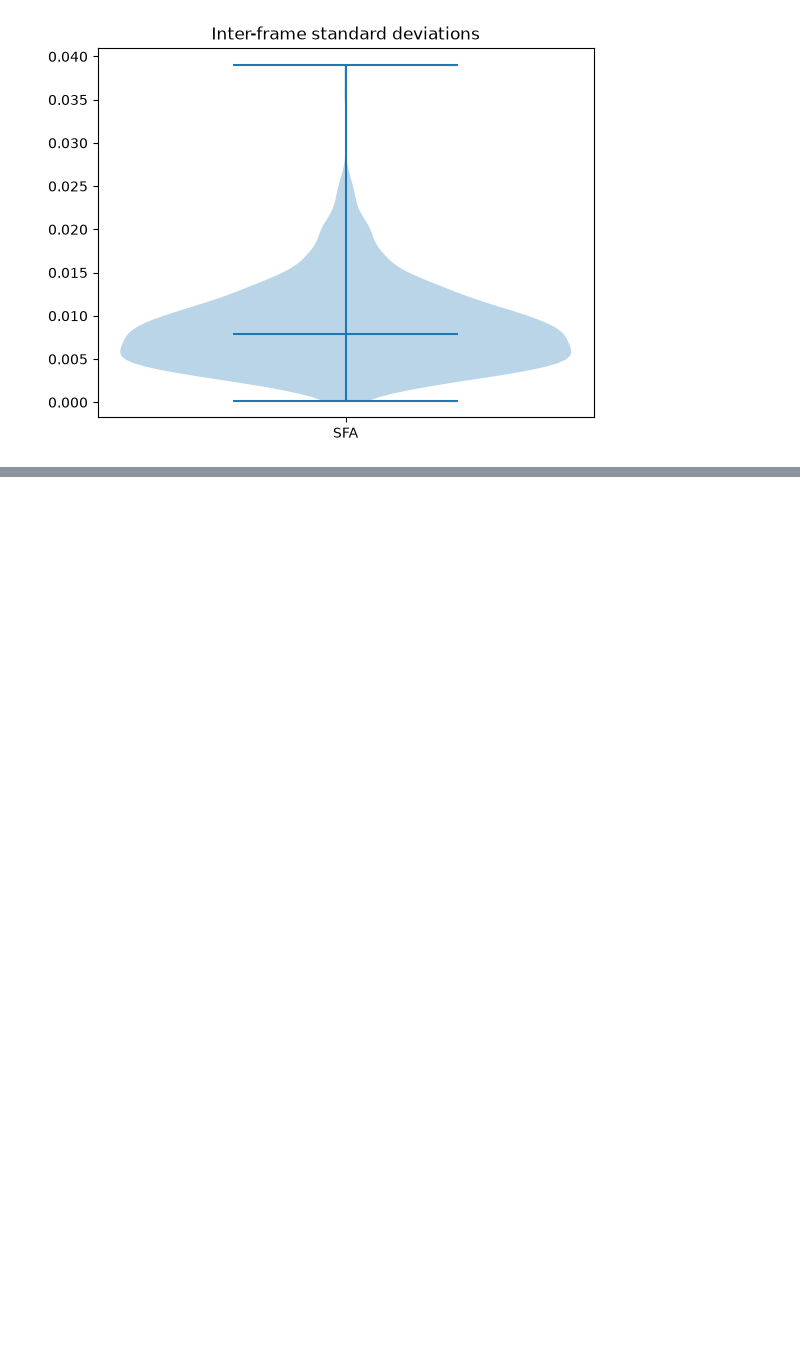
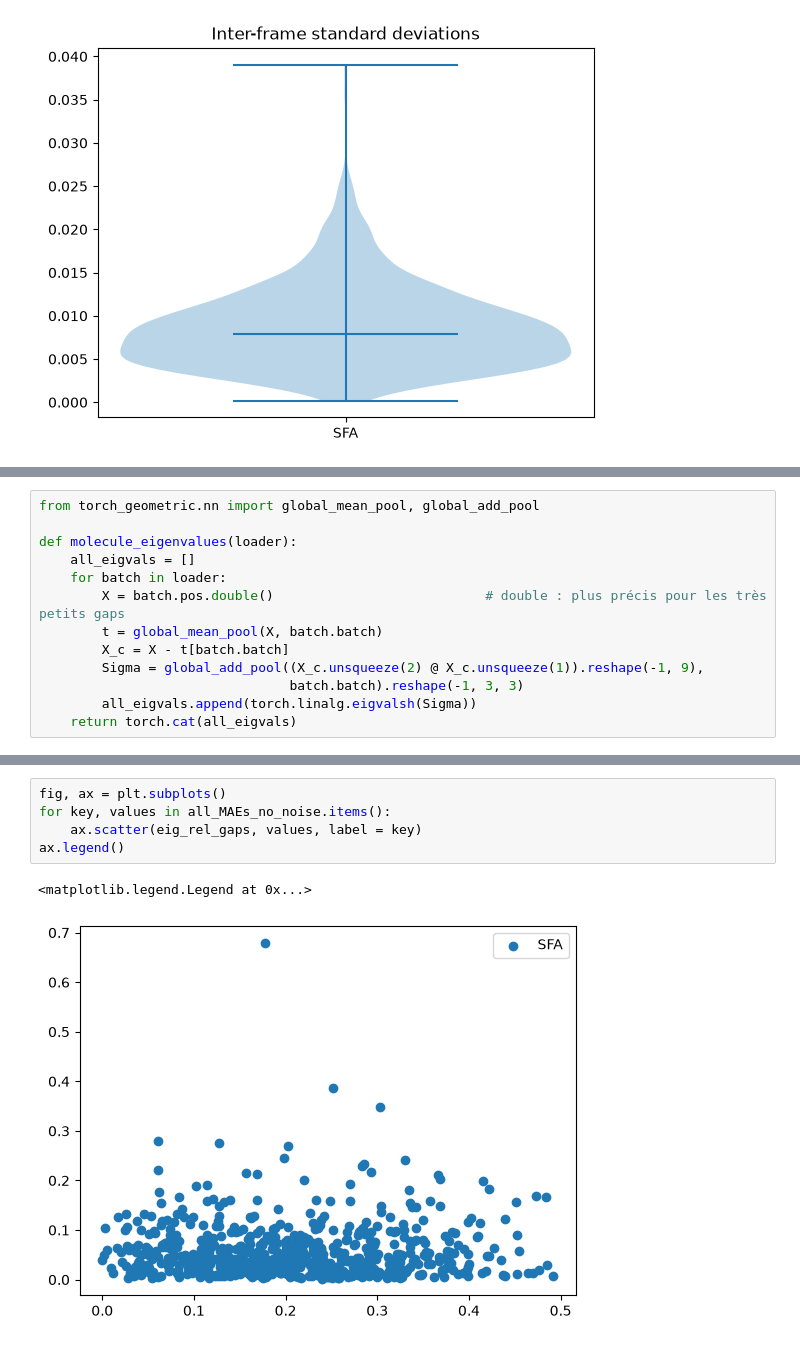
Before and after one commit to Gabriel-PEZ/FAENet, a Jupyter notebook: sandbox_samuel/experiment_framing.ipynb, the cells around one changed output, grey strips where cells are left out. Saved outputs shown, nothing was run; the diff lists cells and outputs as text; blank space fills up the shorter version.

```diff
--- a/sandbox_samuel/experiment_framing.ipynb
+++ b/sandbox_samuel/experiment_framing.ipynb
@@ -133,0 +148,13 @@ Text(0.5, 1.0, 'Inter-frame standard deviations')
+# %%
+from torch_geometric.nn import global_mean_pool, global_add_pool
+
+def molecule_eigenvalues(loader):
+    all_eigvals = []
+    for batch in loader:
+        X = batch.pos.double()                           # double : plus précis pour les très petits gaps
+        t = global_mean_pool(X, batch.batch)
+        X_c = X - t[batch.batch]
+        Sigma = global_add_pool((X_c.unsqueeze(2) @ X_c.unsqueeze(1)).reshape(-1, 9),
+                                batch.batch).reshape(-1, 3, 3)
+        all_eigvals.append(torch.linalg.eigvalsh(Sigma))
+    return torch.cat(all_eigvals)
@@ -133,0 +183,8 @@ Text(0.5, 1.0, 'Inter-frame standard deviations')
+# %%
+fig, ax = plt.subplots()
+for key, values in all_MAEs_no_noise.items():
+    ax.scatter(eig_rel_gaps, values, label = key)
+ax.legend()
+# %% [output]
+<matplotlib.legend.Legend at 0x...>
+[figure, added]
```
Also changed, not shown: parts of 14 cells of this notebook.
